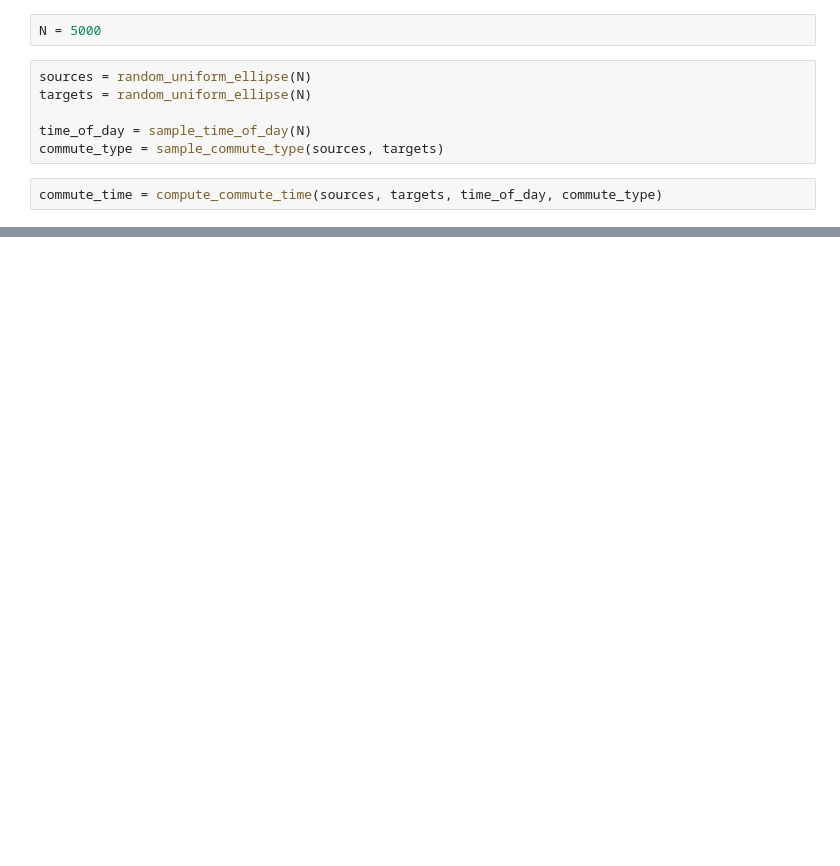
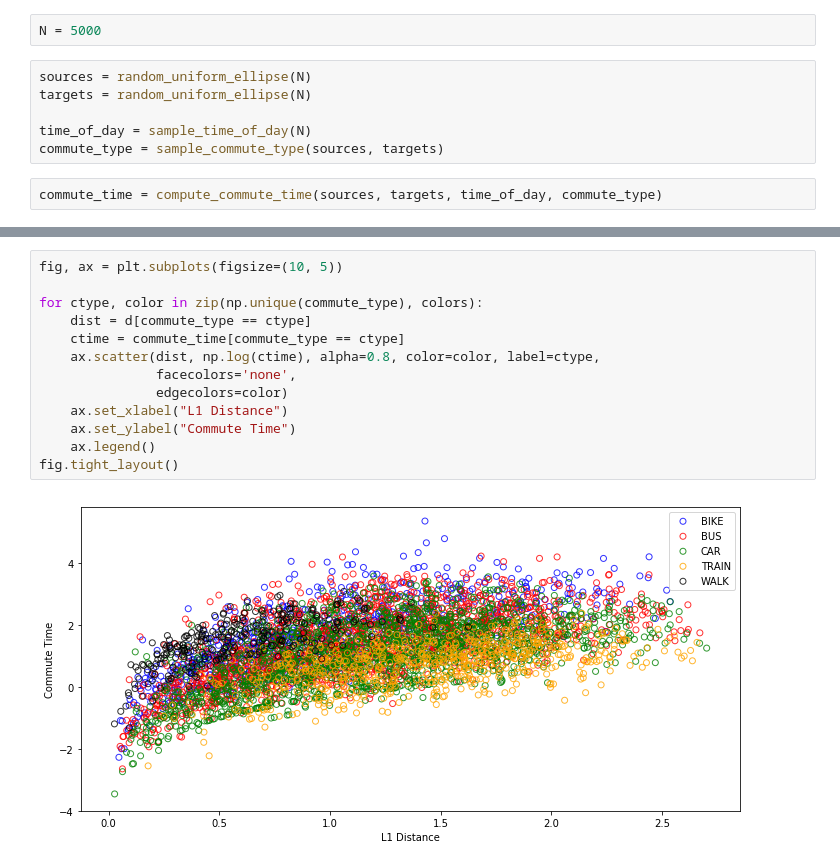
Before and after one commit to madrury/commute-times, a Jupyter notebook: commute-times.ipynb, the cells around one changed output, grey strips where cells are left out. Cells and saved outputs as stored; diff of their text form; blank space fills up the shorter version.

```diff
--- a/commute-times.ipynb
+++ b/commute-times.ipynb
@@ -63,3 +82,18 @@ fig.tight_layout()
+# %%
+fig, ax = plt.subplots(figsize=(10, 5))
+
+for ctype, color in zip(np.unique(commute_type), colors):
+    dist = d[commute_type == ctype]
+    ctime = commute_time[commute_type == ctype]
+    ax.scatter(dist, np.log(ctime), alpha=0.8, color=color, label=ctype,
+               facecolors='none',
+               edgecolors=color)
+    ax.set_xlabel("L1 Distance")
+    ax.set_ylabel("Commute Time")
+    ax.legend()
+fig.tight_layout()
+# %% [output]
+[figure, added]
 # %%
 from itertools import product
 
```
Also changed, not shown: parts of 8 cells of this notebook, 2 other files.
